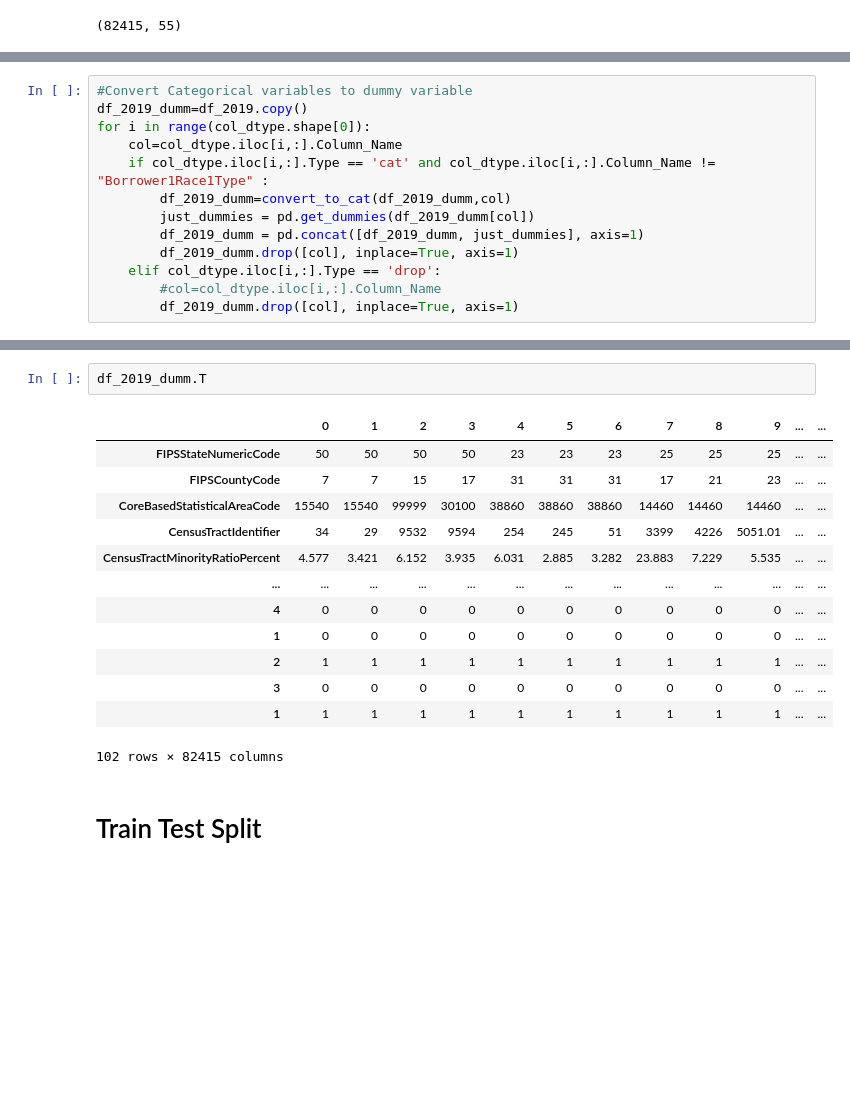
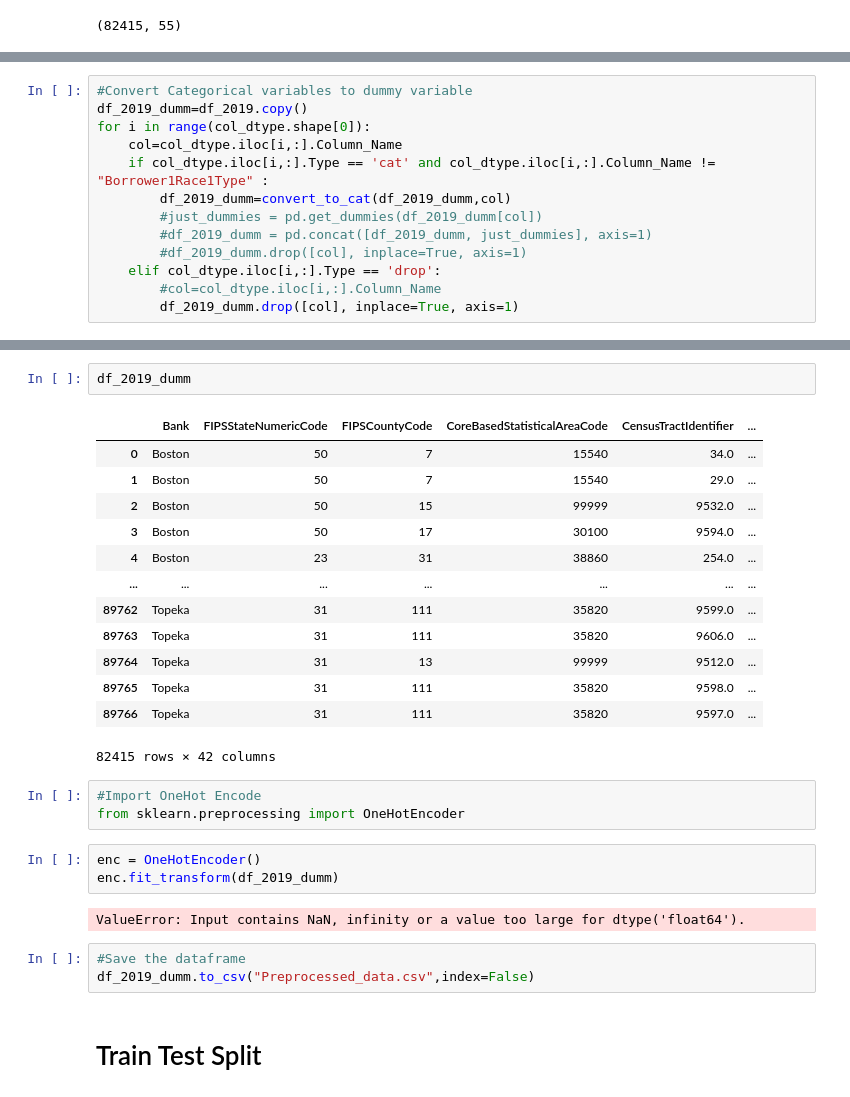
Before and after one commit to syadav12-hawk/check_mortgage_loan_disparity, a Jupyter notebook: Pre-processing and Modelling.ipynb, the cells around one changed output, grey strips where cells are left out. Saved outputs shown, nothing was run; the diff lists cells and outputs as text; blank space fills up the shorter version.

```diff
--- a/Pre-processing.ipynb
+++ b/Pre-processing and Modelling.ipynb
@@ -100,9 +99,9 @@ for i in range(col_dtype.shape[0]):
     col=col_dtype.iloc[i,:].Column_Name
     if col_dtype.iloc[i,:].Type == 'cat' and col_dtype.iloc[i,:].Column_Name != "Borrower1Race1Type" :
         df_2019_dumm=convert_to_cat(df_2019_dumm,col)
-        just_dummies = pd.get_dummies(df_2019_dumm[col])
-        df_2019_dumm = pd.concat([df_2019_dumm, just_dummies], axis=1)
-        df_2019_dumm.drop([col], inplace=True, axis=1)
+        #just_dummies = pd.get_dummies(df_2019_dumm[col])
+        #df_2019_dumm = pd.concat([df_2019_dumm, just_dummies], axis=1)
+        #df_2019_dumm.drop([col], inplace=True, axis=1)
     elif col_dtype.iloc[i,:].Type == 'drop':
         #col=col_dtype.iloc[i,:].Column_Name
         df_2019_dumm.drop([col], inplace=True, axis=1)
@@ -109,19 +124,30 @@ for i in range(col_dtype.shape[0]):
 # %%
-df_2019_dumm.T
+df_2019_dumm
 # %% [output]
-|  | 0 | 1 | 2 | 3 | 4 | 5 | 6 | 7 | 8 | 9 | ... | ... |
-| FIPSStateNumericCode | 50 | 50 | 50 | 50 | 23 | 23 | 23 | 25 | 25 | 25 | ... | ... |
-| FIPSCountyCode | 7 | 7 | 15 | 17 | 31 | 31 | 31 | 17 | 21 | 23 | ... | ... |
-| CoreBasedStatisticalAreaCode | 15540 | 15540 | 99999 | 30100 | 38860 | 38860 | 38860 | 14460 | 14460 | 14460 | ... | ... |
-| CensusTractIdentifier | 34 | 29 | 9532 | 9594 | 254 | 245 | 51 | 3399 | 4226 | 5051.01 | ... | ... |
-| CensusTractMinorityRatioPercent | 4.577 | 3.421 | 6.152 | 3.935 | 6.031 | 2.885 | 3.282 | 23.883 | 7.229 | 5.535 | ... | ... |
-| ... | ... | ... | ... | ... | ... | ... | ... | ... | ... | ... | ... | ... |
-| 4 | 0 | 0 | 0 | 0 | 0 | 0 | 0 | 0 | 0 | 0 | ... | ... |
-| 1 | 0 | 0 | 0 | 0 | 0 | 0 | 0 | 0 | 0 | 0 | ... | ... |
-| 2 | 1 | 1 | 1 | 1 | 1 | 1 | 1 | 1 | 1 | 1 | ... | ... |
-| 3 | 0 | 0 | 0 | 0 | 0 | 0 | 0 | 0 | 0 | 0 | ... | ... |
-| 1 | 1 | 1 | 1 | 1 | 1 | 1 | 1 | 1 | 1 | 1 | ... | ... |
+|  | Bank | FIPSStateNumericCode | FIPSCountyCode | CoreBasedStatisticalAreaCode | CensusTractIdentifier | ... |
+| 0 | Boston | 50 | 7 | 15540 | 34.0 | ... |
+| 1 | Boston | 50 | 7 | 15540 | 29.0 | ... |
+| 2 | Boston | 50 | 15 | 99999 | 9532.0 | ... |
+| 3 | Boston | 50 | 17 | 30100 | 9594.0 | ... |
+| 4 | Boston | 23 | 31 | 38860 | 254.0 | ... |
+| ... | ... | ... | ... | ... | ... | ... |
+| 89762 | Topeka | 31 | 111 | 35820 | 9599.0 | ... |
+| 89763 | Topeka | 31 | 111 | 35820 | 9606.0 | ... |
+| 89764 | Topeka | 31 | 13 | 99999 | 9512.0 | ... |
+| 89765 | Topeka | 31 | 111 | 35820 | 9598.0 | ... |
+| 89766 | Topeka | 31 | 111 | 35820 | 9597.0 | ... |
-102 rows × 82415 columns
+82415 rows × 42 columns
+# %%
+#Import OneHot Encode
+from sklearn.preprocessing import OneHotEncoder
+# %%
+enc = OneHotEncoder()
+enc.fit_transform(df_2019_dumm)
+# %% [output]
+ValueError: Input contains NaN, infinity or a value too large for dtype('float64').
+# %%
+#Save the dataframe
+df_2019_dumm.to_csv("Preprocessed_data.csv",index=False)
 # %% [markdown]
 # Train Test Split
 # %%
```
Also changed, not shown: parts of 4 cells of this notebook, 2 other files.
